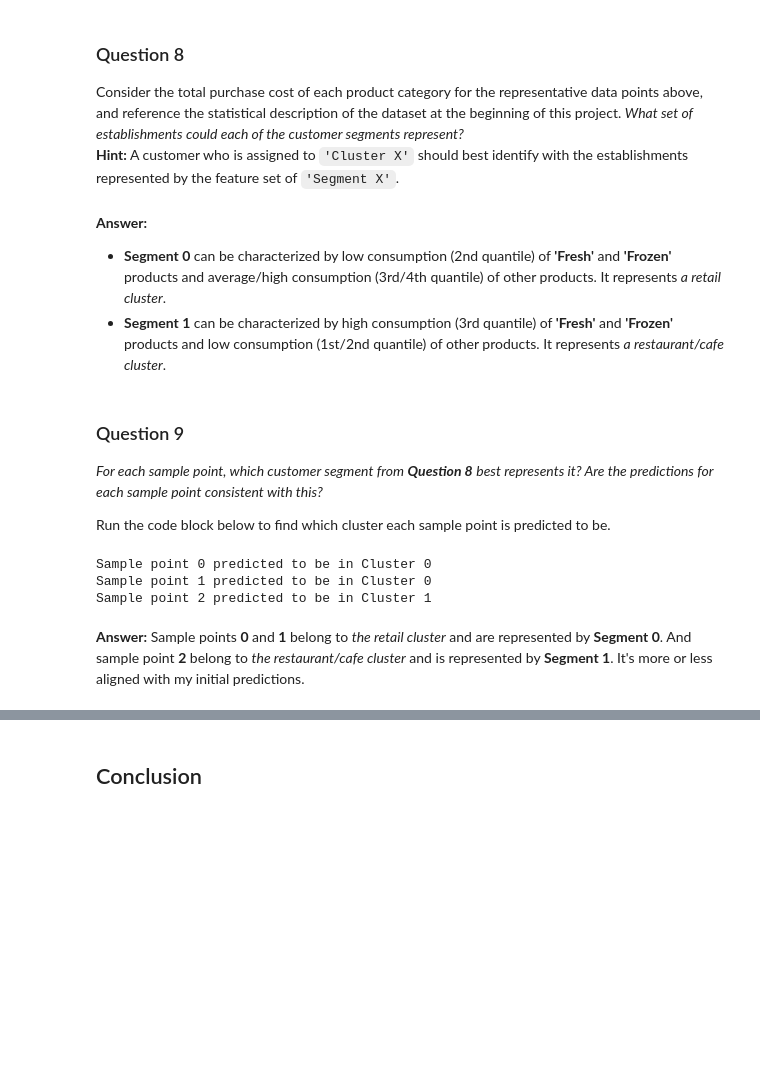
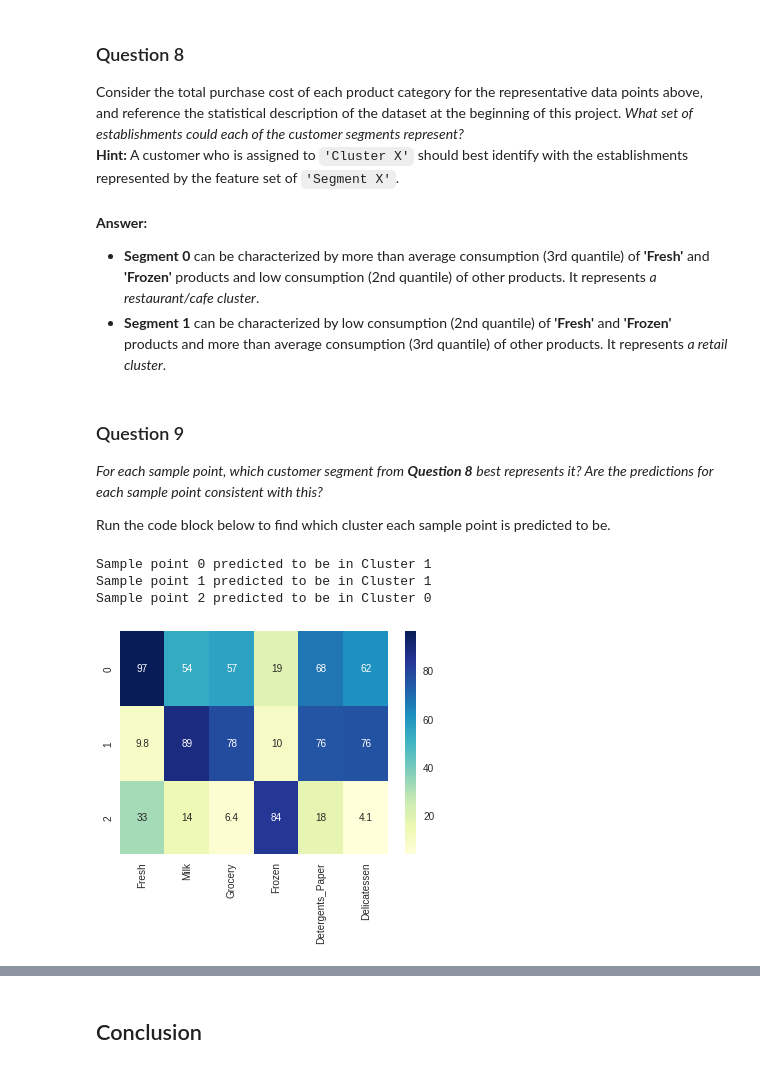
Before and after one commit to zelca/udacity-nd009-projects, a Jupyter notebook: projects/creating_customer_segments/customer_segments.ipynb, the cells around one changed output, grey strips where cells are left out. Saved outputs shown, nothing was run; the diff lists cells and outputs as text; code cells hidden in the pictures; blank space fills up the shorter version.

```diff
--- a/projects/creating_customer_segments/customer_segments.ipynb
+++ b/projects/creating_customer_segments/customer_segments.ipynb
@@ -501,8 +535,8 @@ Consider the total purchase cost of each product category for the representative
 **Hint:** A customer who is assigned to `'Cluster X'` should best identify with the establishments represented by the feature set of `'Segment X'`.
 # %% [markdown]
 **Answer:**
-- **Segment 0** can be characterized by low consumption (2nd quantile) of **'Fresh'** and **'Frozen'** products and average/high consumption (3rd/4th quantile) of other products. It represents *a retail cluster*.
-- **Segment 1** can be characterized by high consumption (3rd quantile) of **'Fresh'** and **'Frozen'** products and low consumption (1st/2nd quantile) of other products. It represents *a restaurant/cafe cluster*.
+- **Segment 0** can be characterized by more than average consumption (3rd quantile) of **'Fresh'** and **'Frozen'** products and low consumption (2nd quantile) of other products. It represents *a restaurant/cafe cluster*.
+- **Segment 1** can be characterized by low consumption (2nd quantile) of **'Fresh'** and **'Frozen'** products and more than average consumption (3rd quantile) of other products. It represents *a retail cluster*.
 # %% [markdown]
 ### Question 9
 *For each sample point, which customer segment from* ***Question 8*** *best represents it? Are the predictions for each sample point consistent with this?*
@@ -511,10 +545,12 @@ Run the code block below to find which cluster each sample point is predicted to
 # %%
 # Display the predictions
 for i, pred in enumerate(sample_preds):
     print "Sample point", i, "predicted to be in Cluster", pred
+
+# Visualize percentiles with heatmap (taken from 1st question)
+_ = sns.heatmap(samples_pcts, annot=True, cmap='YlGnBu')
 # %% [output]
-Sample point 0 predicted to be in Cluster 0
-Sample point 1 predicted to be in Cluster 0
-Sample point 2 predicted to be in Cluster 1
+Sample point 0 predicted to be in Cluster 1
+Sample point 1 predicted to be in Cluster 1
+Sample point 2 predicted to be in Cluster 0
+[figure, added]
-# %% [markdown]
-**Answer:** Sample points **0** and **1** belong to *the retail cluster* and are represented by **Segment 0**. And sample point **2** belong to *the restaurant/cafe cluster* and is represented by **Segment 1**. It's more or less aligned with my initial predictions.
```
Also changed, not shown: parts of 15 cells of this notebook, 1 other file.
